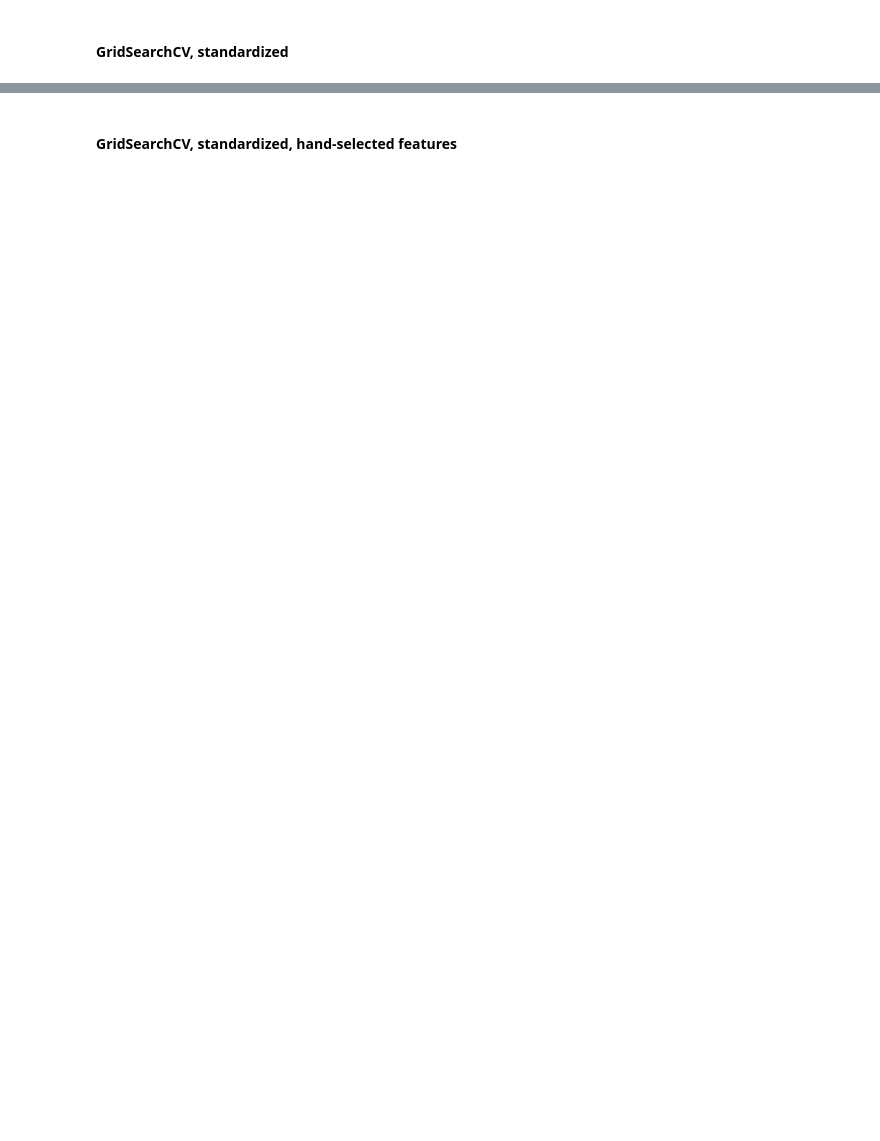
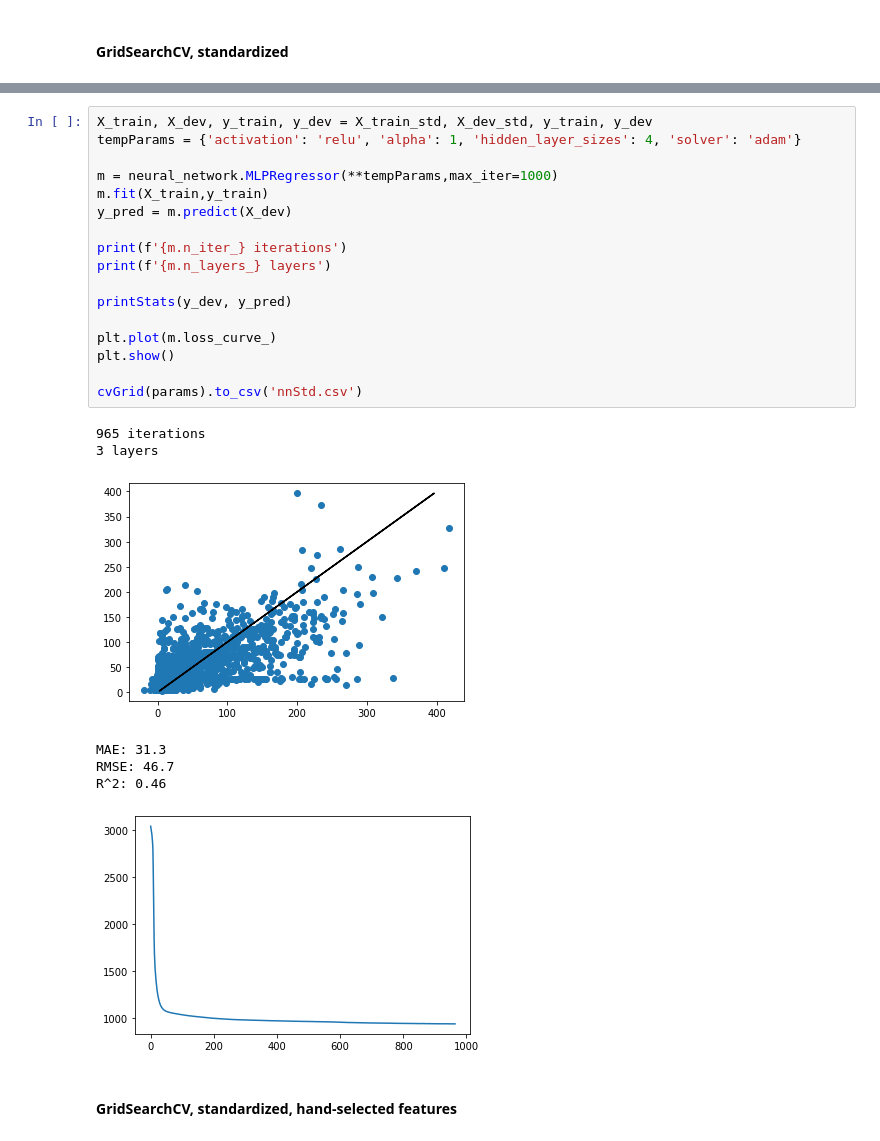
Before and after one commit to mrkawa/fantasyFootballML, a Jupyter notebook: 1_gameAveragesAndSeasonTotals/neuralNet.ipynb, the cells around one changed output, grey strips where cells are left out. Drawn from its saved outputs; the diff is of its cells as text; blank space fills up the shorter version.

```diff
--- a/1_gameAveragesAndSeasonTotals/neuralNet.ipynb
+++ b/1_gameAveragesAndSeasonTotals/neuralNet.ipynb
@@ -243,3 +189,28 @@ R^2: 0.38
+# %%
+X_train, X_dev, y_train, y_dev = X_train_std, X_dev_std, y_train, y_dev
+tempParams = {'activation': 'relu', 'alpha': 1, 'hidden_layer_sizes': 4, 'solver': 'adam'}
+
+m = neural_network.MLPRegressor(**tempParams,max_iter=1000)
+m.fit(X_train,y_train)
+y_pred = m.predict(X_dev)
+
+print(f'{m.n_iter_} iterations')
+print(f'{m.n_layers_} layers')
+
+printStats(y_dev, y_pred)
+
+plt.plot(m.loss_curve_)
+plt.show()
+
+cvGrid(params).to_csv('nnStd.csv')
+# %% [output]
+965 iterations
+3 layers
+[figure, added]
+MAE: 31.3
+RMSE: 46.7
+R^2: 0.46
+[figure, added]
 # %% [markdown]
 #### GridSearchCV, standardized, hand-selected features
 # %%
```
Also changed, not shown: parts of 7 cells of this notebook, 20 other files.
